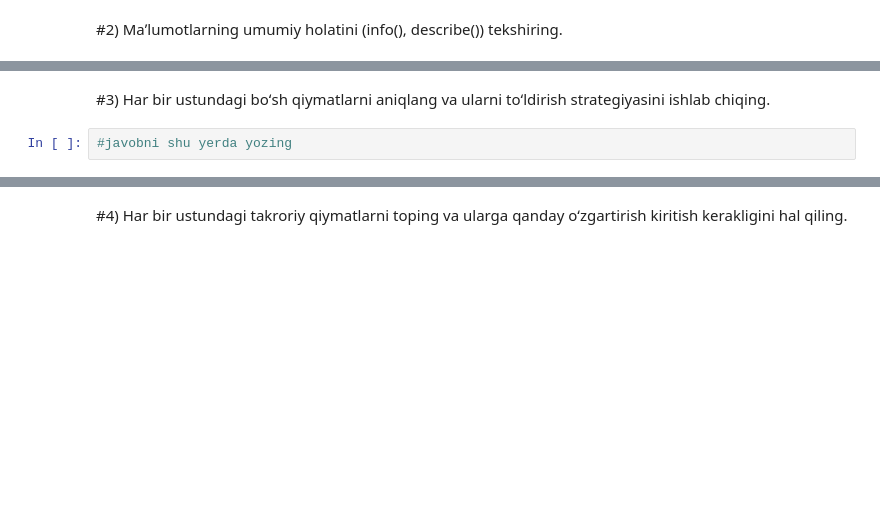
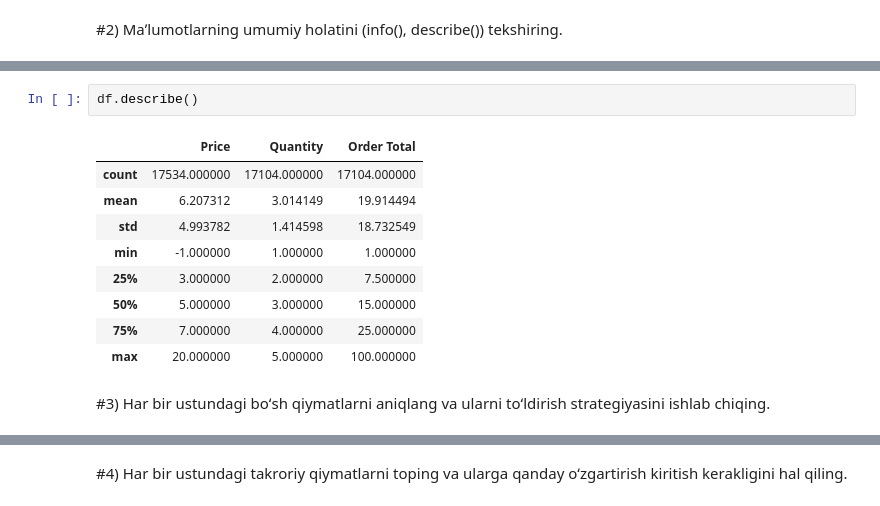
Before and after one commit to IlyasNasirov/notebook, a Jupyter notebook: 11_MAʼLUMOTLARNI_TAYYORLASH_11_28_YAKUNIY_AMALIY_VAZIFA.ipynb, the cells around one changed output, grey strips where cells are left out. Saved outputs shown, nothing was run; the diff lists cells and outputs as text; blank space fills up the shorter version.

```diff
--- a/11_MAʼLUMOTLARNI_TAYYORLASH_11_28_YAKUNIY_AMALIY_VAZIFA.ipynb
+++ b/11_MAʼLUMOTLARNI_TAYYORLASH_11_28_YAKUNIY_AMALIY_VAZIFA.ipynb
@@ -48,4 +73,14 @@ df.head()
+# %%
+df.describe()
+# %% [output]
+|  | Price | Quantity | Order Total |
+| count | 17534.000000 | 17104.000000 | 17104.000000 |
+| mean | 6.207312 | 3.014149 | 19.914494 |
+| std | 4.993782 | 1.414598 | 18.732549 |
+| min | -1.000000 | 1.000000 | 1.000000 |
+| 25% | 3.000000 | 2.000000 | 7.500000 |
+| 50% | 5.000000 | 3.000000 | 15.000000 |
+| 75% | 7.000000 | 4.000000 | 25.000000 |
+| max | 20.000000 | 5.000000 | 100.000000 |
 # %% [markdown]
 #3) Har bir ustundagi boʻsh qiymatlarni aniqlang va ularni toʻldirish strategiyasini ishlab chiqing.
-# %%
-#javobni shu yerda yozing
```
Also changed, not shown: parts of 7 cells of this notebook.
